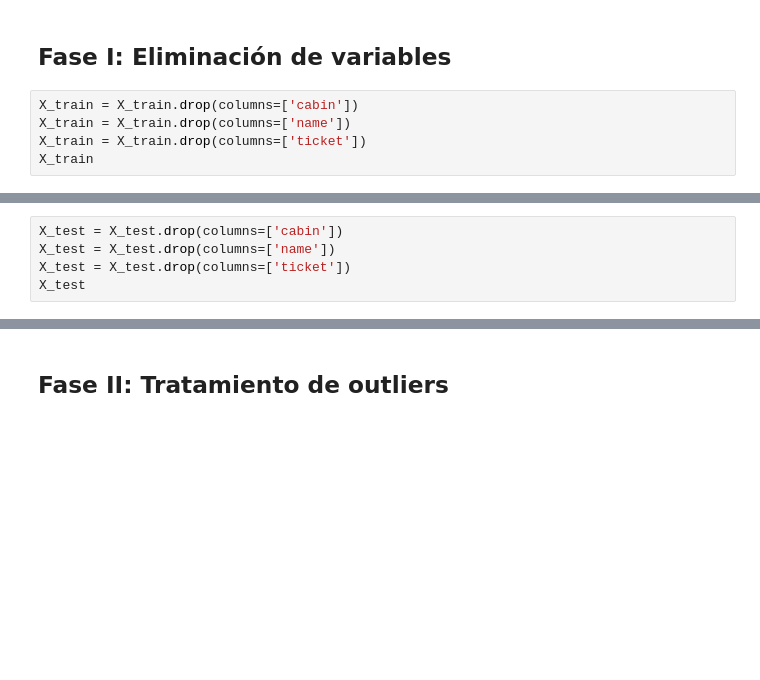
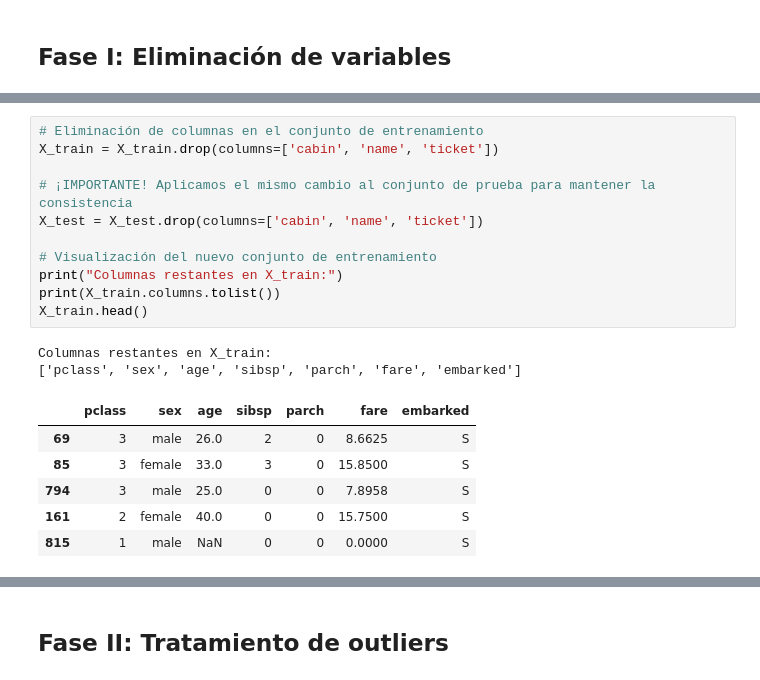
Before and after one commit to duvan1026/Titanic_Big_Data, a Jupyter notebook: ABD_CastroBautistaDuvanDario.ipynb, the cells around one changed output, grey strips where cells are left out. Saved outputs shown, nothing was run; the diff lists cells and outputs as text; blank space fills up the shorter version.

```diff
--- a/ABD_CastroBautistaDuvanDario.ipynb
+++ b/ABD_CastroBautistaDuvanDario.ipynb
@@ -940,7 +943,2 @@ Name: survived, Length: 268, dtype: int64
 # %% [markdown]
 ## Fase I: Eliminación de variables
-# %%
-X_train = X_train.drop(columns=['cabin'])
-X_train = X_train.drop(columns=['name'])
-X_train = X_train.drop(columns=['ticket'])
-X_train
@@ -961,5 +944,0 @@ X_train
-# %%
-X_test = X_test.drop(columns=['cabin'])
-X_test = X_test.drop(columns=['name'])
-X_test = X_test.drop(columns=['ticket'])
-X_test
@@ -979,0 +951,20 @@ X_test
+# %%
+# Eliminación de columnas en el conjunto de entrenamiento
+X_train = X_train.drop(columns=['cabin', 'name', 'ticket'])
+
+# ¡IMPORTANTE! Aplicamos el mismo cambio al conjunto de prueba para mantener la consistencia
+X_test = X_test.drop(columns=['cabin', 'name', 'ticket'])
+
+# Visualización del nuevo conjunto de entrenamiento
+print("Columnas restantes en X_train:")
+print(X_train.columns.tolist())
+X_train.head()
+# %% [output]
+Columnas restantes en X_train:
+['pclass', 'sex', 'age', 'sibsp', 'parch', 'fare', 'embarked']
+|  | pclass | sex | age | sibsp | parch | fare | embarked |
+| 69 | 3 | male | 26.0 | 2 | 0 | 8.6625 | S |
+| 85 | 3 | female | 33.0 | 3 | 0 | 15.8500 | S |
+| 794 | 3 | male | 25.0 | 0 | 0 | 7.8958 | S |
+| 161 | 2 | female | 40.0 | 0 | 0 | 15.7500 | S |
+| 815 | 1 | male | NaN | 0 | 0 | 0.0000 | S |
```
Also changed, not shown: parts of 19 cells of this notebook.
